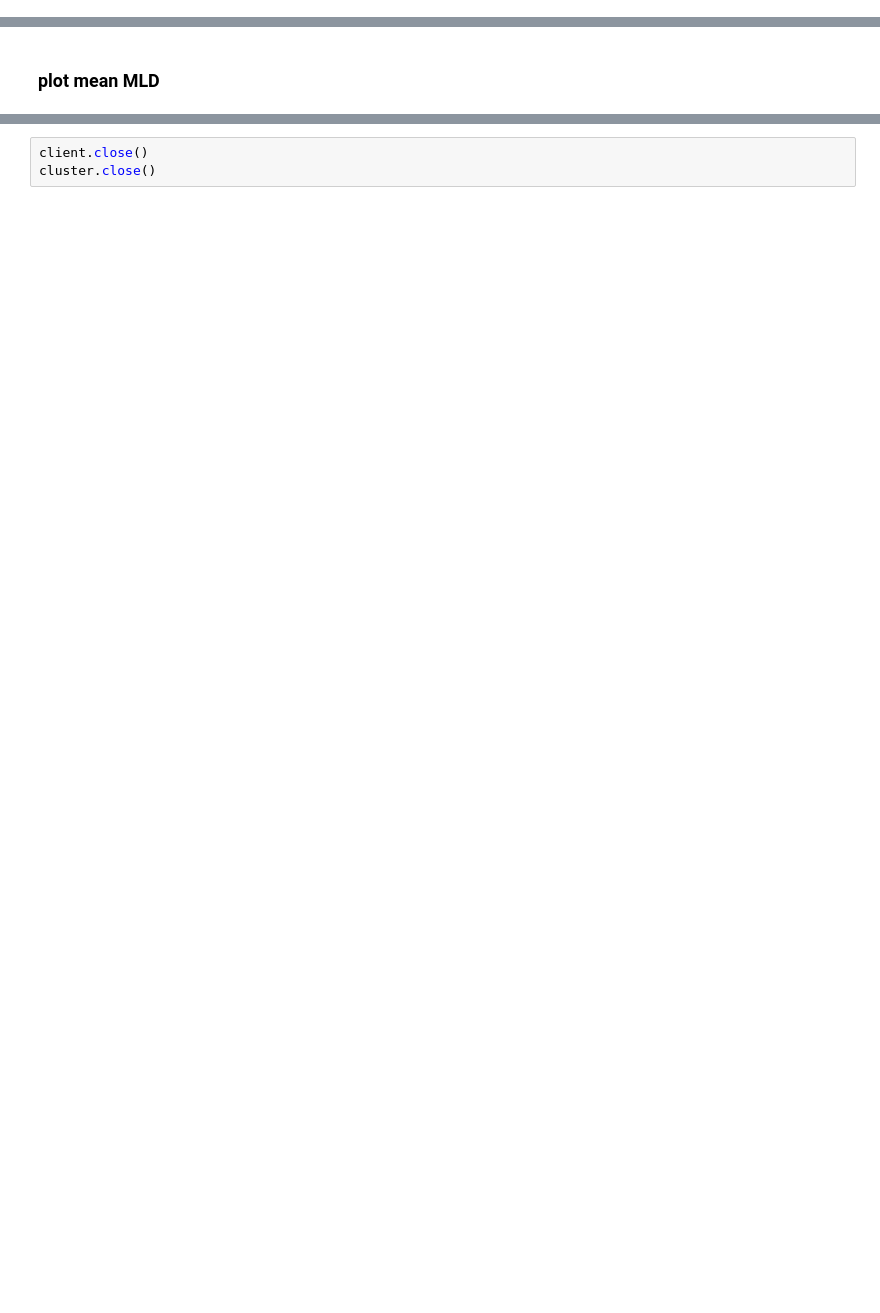
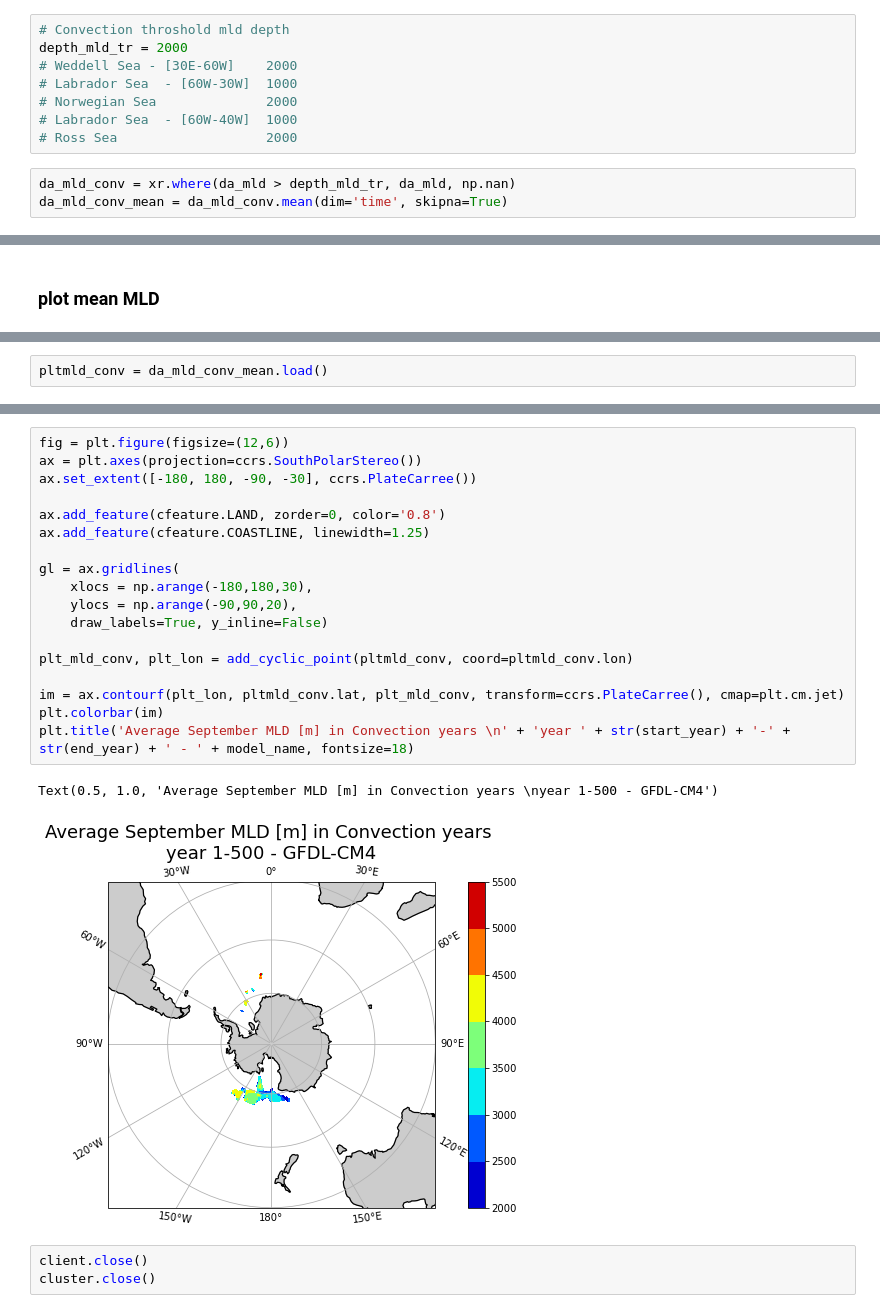
Before and after one commit to shunzi-work/SouthernOceanPolynya, a Jupyter notebook: Convection.ipynb, the cells around one changed output, grey strips where cells are left out. Cells and saved outputs as stored; diff of their text form; blank space fills up the shorter version.

```diff
--- a/Convection.ipynb
+++ b/Convection.ipynb
@@ -172,0 +231,11 @@ Remove file bilinear_180x360_181x361_peri.nc
+# %%
+# Convection throshold mld depth
+depth_mld_tr = 2000
+# Weddell Sea - [30E-60W]    2000
+# Labrador Sea  - [60W-30W]  1000
+# Norwegian Sea              2000
+# Labrador Sea  - [60W-40W]  1000
+# Ross Sea                   2000
+# %%
+da_mld_conv = xr.where(da_mld > depth_mld_tr, da_mld, np.nan)
+da_mld_conv_mean = da_mld_conv.mean(dim='time', skipna=True)
@@ -269,0 +269,2 @@ pltmld = da_mld.mean(dim='time',skipna=True).load()
+# %%
+pltmld_conv = da_mld_conv_mean.load()
@@ -290,3 +297,24 @@ Text(0.5, 1.0, 'Average September MLD [m] -  year 1-100 - GFDL-CM4')
+# %%
+fig = plt.figure(figsize=(12,6))
+ax = plt.axes(projection=ccrs.SouthPolarStereo())
+ax.set_extent([-180, 180, -90, -30], ccrs.PlateCarree())
+
+ax.add_feature(cfeature.LAND, zorder=0, color='0.8')
+ax.add_feature(cfeature.COASTLINE, linewidth=1.25)
+
+gl = ax.gridlines(
+    xlocs = np.arange(-180,180,30),
+    ylocs = np.arange(-90,90,20),
+    draw_labels=True, y_inline=False)
+
+plt_mld_conv, plt_lon = add_cyclic_point(pltmld_conv, coord=pltmld_conv.lon)
+
+im = ax.contourf(plt_lon, pltmld_conv.lat, plt_mld_conv, transform=ccrs.PlateCarree(), cmap=plt.cm.jet)
+plt.colorbar(im)
+plt.title('Average September MLD [m] in Convection years \n' + 'year ' + str(start_year) + '-' + str(end_year) + ' - ' + model_name, fontsize=18)
+# %% [output]
+Text(0.5, 1.0, 'Average September MLD [m] in Convection years \nyear 1-500 - GFDL-CM4')
+[figure, added]
 # %%
 client.close()
 cluster.close()
```
Also changed, not shown: parts of 23 cells of this notebook.
